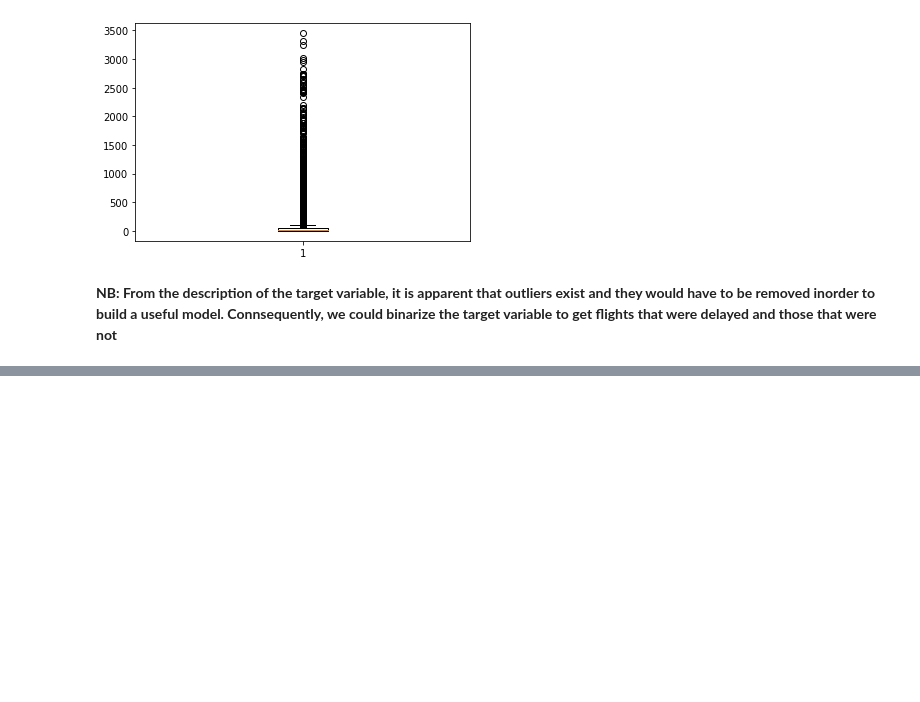
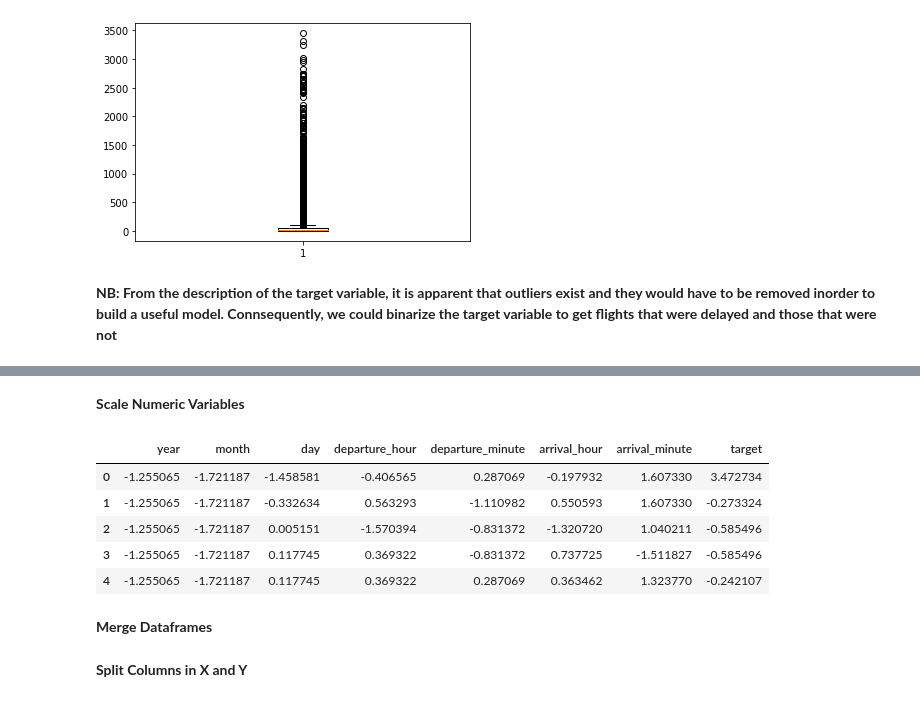
Before and after one commit to alahirajeffrey/Zindi_Flight_Delay_Prediction_Challenge, a Jupyter notebook: notebook.ipynb, the cells around one changed output, grey strips where cells are left out. Drawn from its saved outputs; the diff is of its cells as text; code cells hidden in the pictures; blank space fills up the shorter version.

```diff
--- a/notebook.ipynb
+++ b/notebook.ipynb
@@ -250,0 +319,20 @@ num_vars
+# %% [markdown]
+**Scale Numeric Variables**
+# %%
+#scale variables using standard scaler
+from sklearn.preprocessing import StandardScaler
+scaler = StandardScaler()
+
+num_vars_scaled = scaler.fit_transform(num_vars)
+
+num_vars_scaled = pd.DataFrame(data = num_vars_scaled, columns=num_vars.columns)
+num_vars_scaled.head()
+# %% [output]
+|  | year | month | day | departure_hour | departure_minute | arrival_hour | arrival_minute | target |
+| 0 | -1.255065 | -1.721187 | -1.458581 | -0.406565 | 0.287069 | -0.197932 | 1.607330 | 3.472734 |
+| 1 | -1.255065 | -1.721187 | -0.332634 | 0.563293 | -1.110982 | 0.550593 | 1.607330 | -0.273324 |
+| 2 | -1.255065 | -1.721187 | 0.005151 | -1.570394 | -0.831372 | -1.320720 | 1.040211 | -0.585496 |
+| 3 | -1.255065 | -1.721187 | 0.117745 | 0.369322 | -0.831372 | 0.737725 | -1.511827 | -0.585496 |
+| 4 | -1.255065 | -1.721187 | 0.117745 | 0.369322 | 0.287069 | 0.363462 | 1.323770 | -0.242107 |
+# %% [markdown]
+**Merge Dataframes**
@@ -250,0 +342,2 @@ num_vars
+# %% [markdown]
+**Split Columns in X and Y**
```
Also changed, not shown: parts of 13 cells of this notebook.
